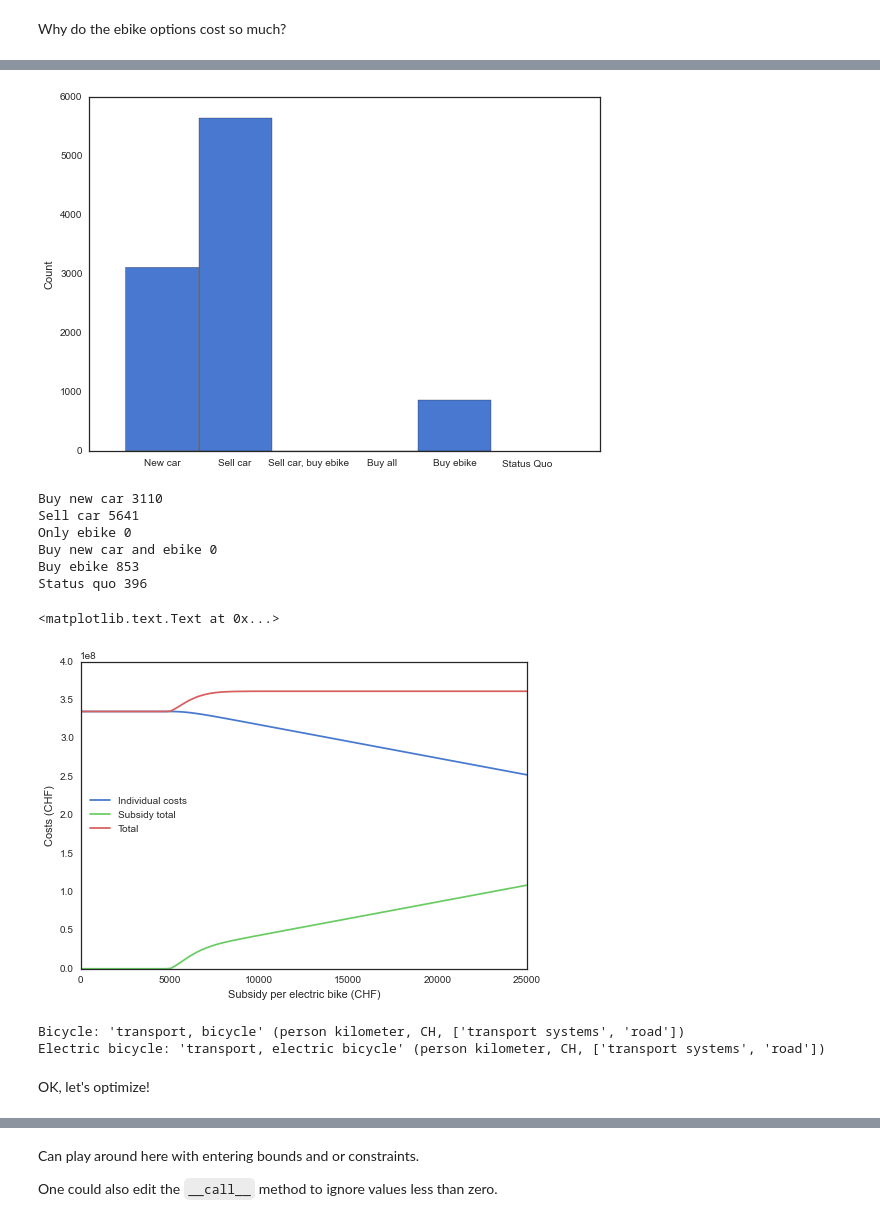
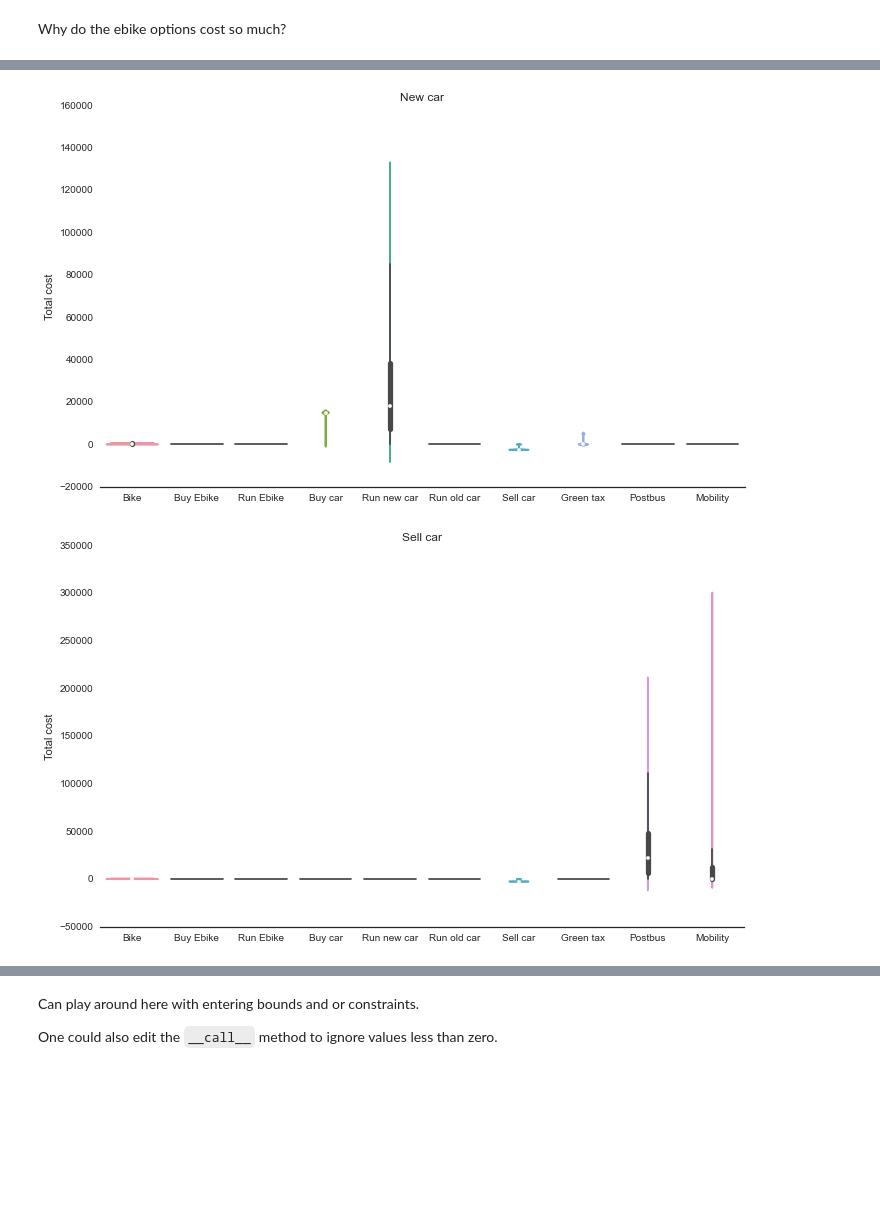
Before and after one commit to brightway-lca/brightway2, a Jupyter notebook: notebooks/2015 LCA Seminar - Class 2 - Optimization.ipynb, the cells around one changed output, grey strips where cells are left out. Drawn from its saved outputs; the diff is of its cells as text; code cells hidden in the pictures; blank space fills up the shorter version.

```diff
--- a/notebooks/2015 LCA Seminar - Class 2 - Optimization.ipynb
+++ b/notebooks/2015 LCA Seminar - Class 2 - Optimization.ipynb
@@ -415,54 +445,5 @@ for label, options in zip(te.labels, te.option_kwargs):
-# %%
-choices = te.choose_best_option(te.evalulate_all_options(0.))
-
-plt.hist(choices, bins=np.arange(-0.5, 5.5, 1))
-plt.xticks(range(6), te.labels)
-plt.xlim(-1, 6)
-plt.ylabel("Count")
-plt.tight_layout()
-# %% [output]
-[figure, removed]
-# %%
-best_option = te.choose_best_option(te.evalulate_all_options(0.))
-
-for index, label in enumerate(labels):
-    print(label, (best_option == index).sum())
-# %% [output]
-Buy new car 3110
-Sell car 5641
-Only ebike 0
-Buy new car and ebike 0
-Buy ebike 853
-Status quo 396
-# %%
-xs = np.linspace(0, 25000, 100)
-results = [te.best_model_result(x) for x in xs]
-
-ys1 = [obj[1].sum() for obj in results]
-ys2 = [obj[0].ebike_bought.sum() * premium for premium, obj in zip(xs, results)]
-ys3 = [te(x) for x in xs]
-
-plt.plot(xs, ys1, label="Individual costs")
-plt.plot(xs, ys2, 'g-', label="Subsidy total")
-plt.plot(xs, ys3, 'r-', label="Total")
-plt.legend(loc=6)
-plt.ylabel("Costs (CHF)")
-plt.xlabel("Subsidy per electric bike (CHF)")
-# %% [output]
-<matplotlib.text.Text at 0x...>
-[figure, removed]
-# %%
-db = Database("ecoinvent 2.2")
-
-bicycle = db.search("transport, bicycle")[0]
-print("Bicycle:", bicycle)
-ebike = db.search("transport, electric bicycle")[0]
-print("Electric bicycle:", ebike)
-
-for x in ebike.technosphere():
-    print(x)
-# %% [output]
-Bicycle: 'transport, bicycle' (person kilometer, CH, ['transport systems', 'road'])
-Electric bicycle: 'transport, electric bicycle' (person kilometer, CH, ['transport systems', 'road'])
-# %% [markdown]
-OK, let's optimize!
+# %%
+graphics.graph_by_cost(te)
+# %% [output]
+[figure, added]
+[figure, added]
```
Also changed, not shown: parts of 61 cells of this notebook.
